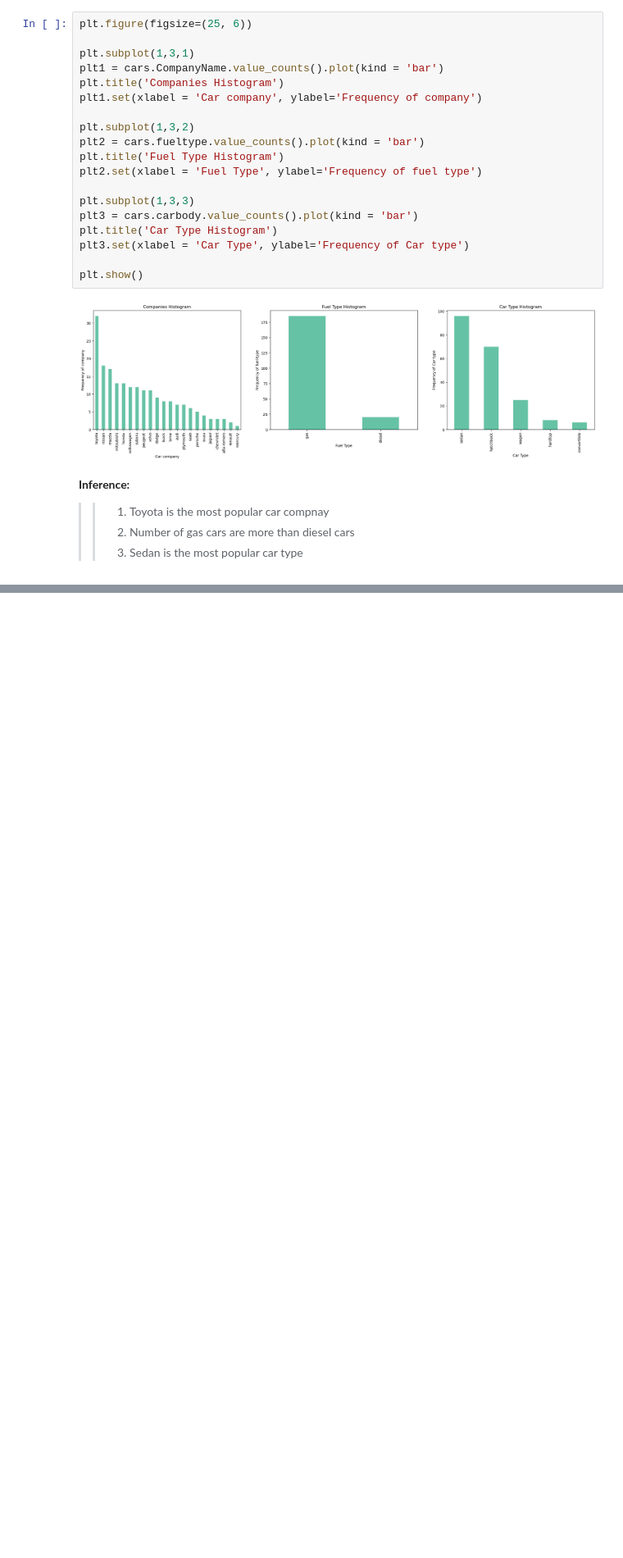
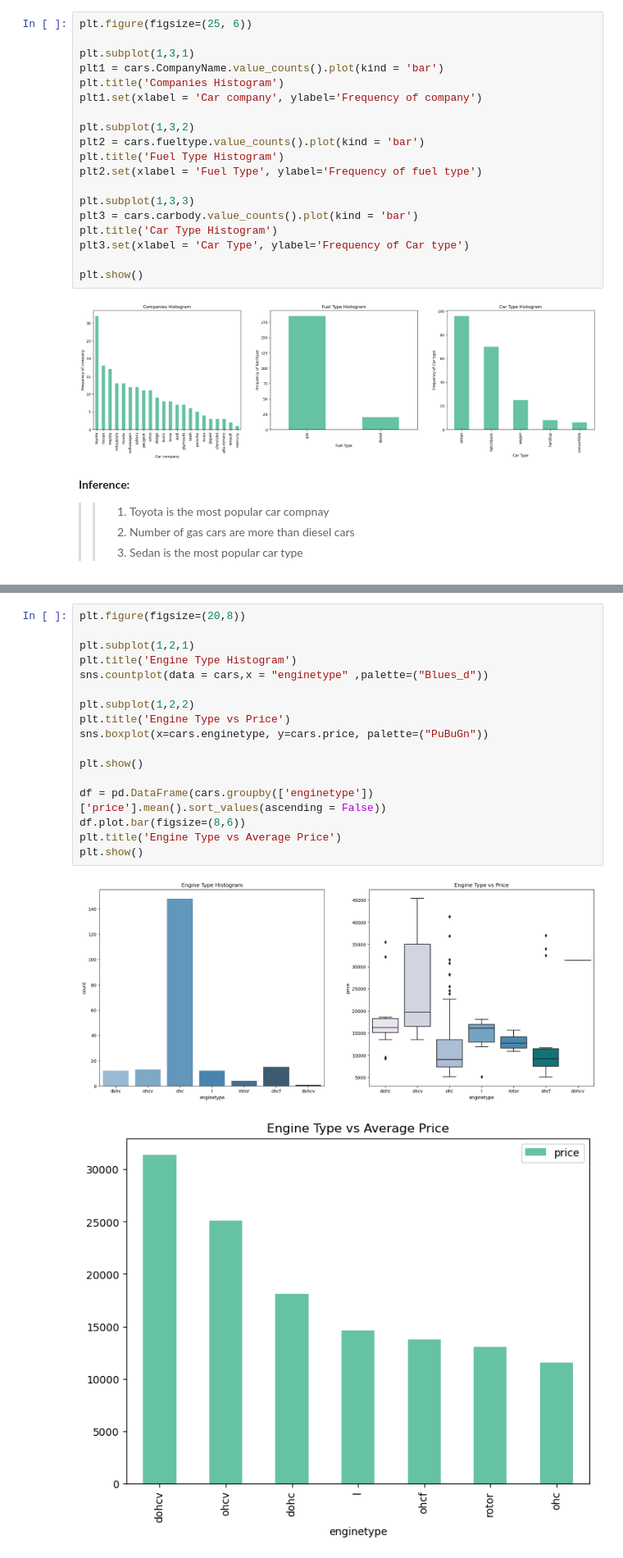
Before and after one commit to Future-28/ml_car_price_prediction, a Jupyter notebook: car_prediction.ipynb, the cells around one changed output, grey strips where cells are left out. Shown: that part at 82% size. Drawn from its saved outputs; the diff is of its cells as text; blank space fills up the shorter version.

```diff
--- a/car_prediction.ipynb
+++ b/car_prediction.ipynb
@@ -167,0 +186,20 @@ plt.show()
+# %%
+plt.figure(figsize=(20,8))
+
+plt.subplot(1,2,1)
+plt.title('Engine Type Histogram')
+sns.countplot(data = cars,x = "enginetype" ,palette=("Blues_d"))
+
+plt.subplot(1,2,2)
+plt.title('Engine Type vs Price')
+sns.boxplot(x=cars.enginetype, y=cars.price, palette=("PuBuGn"))
+
+plt.show()
+
+df = pd.DataFrame(cars.groupby(['enginetype'])['price'].mean().sort_values(ascending = False))
+df.plot.bar(figsize=(8,6))
+plt.title('Engine Type vs Average Price')
+plt.show()
+# %% [output]
+[figure, added]
+[figure, added]
```
Also changed, not shown: parts of 16 cells of this notebook.
